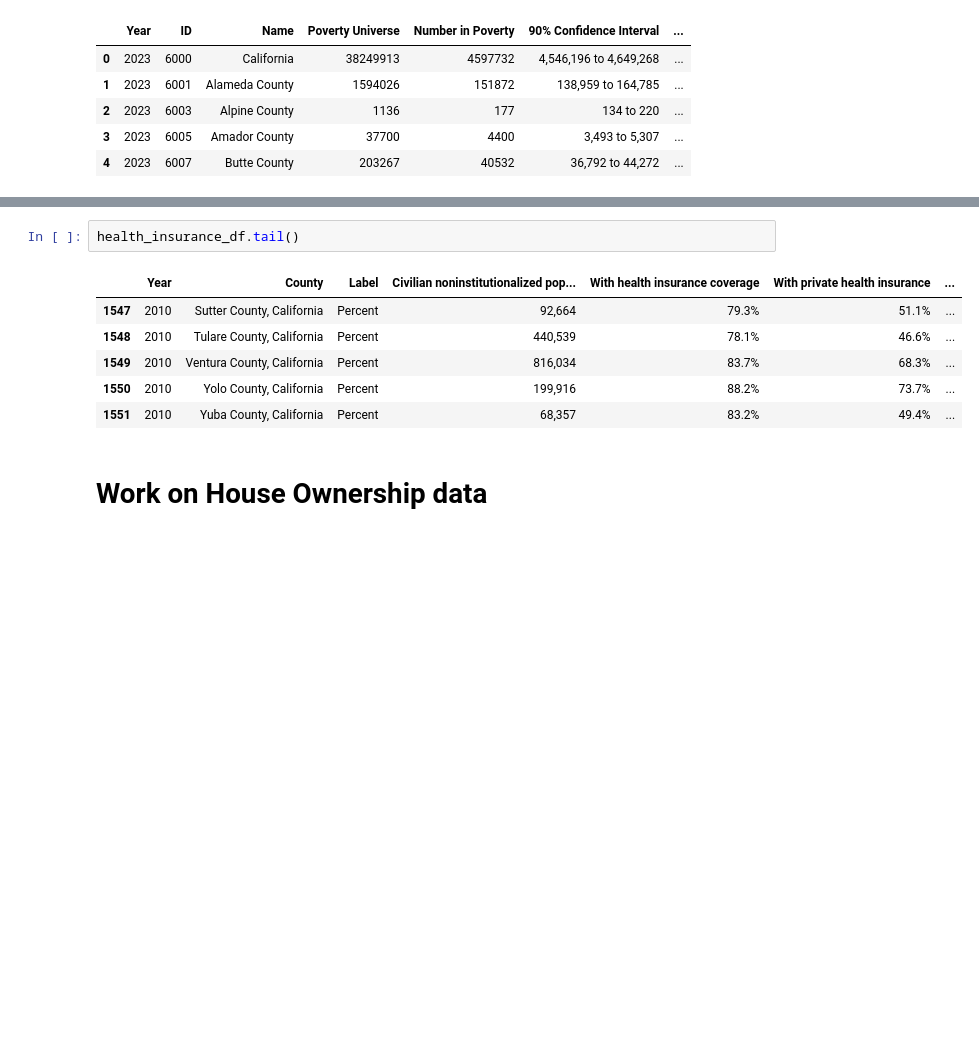
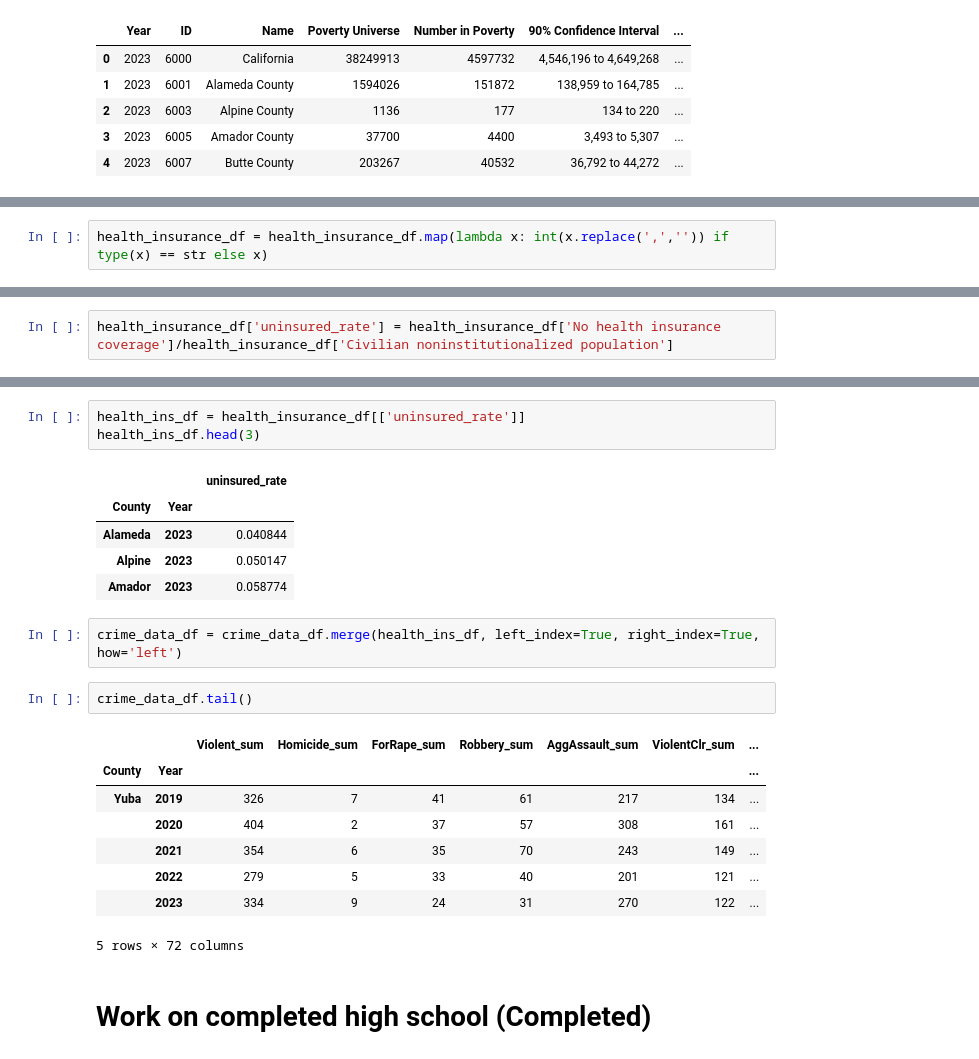
Before and after one commit to git-loa/CrimePatternsProject, a Jupyter notebook: data-exploration/data_engineering.ipynb, the cells around one changed output, grey strips where cells are left out. Drawn from its saved outputs; the diff is of its cells as text; blank space fills up the shorter version.

Commit message:
Finished the proposed features. Saved the dataframe to tentative_final.xlsx. Begin data analysis.

```diff
--- a/data-exploration/data_engineering.ipynb
+++ b/data-exploration/data_engineering.ipynb
@@ -404,0 +947,2 @@ combine_his.head(3)
+# %%
+health_insurance_df = health_insurance_df.map(lambda x: int(x.replace(',','')) if type(x) == str else x)
@@ -405,3 +959,5 @@ combine_his.head(3)
+# %%
+health_insurance_df['uninsured_rate'] = health_insurance_df['No health insurance coverage']/health_insurance_df['Civilian noninstitutionalized population']
 # %%
 health_insurance_df.head()
 # %% [output]
@@ -414,12 +971,25 @@ health_insurance_df.head()
+# %%
+health_ins_df = health_insurance_df[['uninsured_rate']]
+health_ins_df.head(3)
+# %% [output]
+|  |  | uninsured_rate |
+| County | Year |  |
+| Alameda | 2023 | 0.040844 |
+| Alpine | 2023 | 0.050147 |
+| Amador | 2023 | 0.058774 |
+# %%
+crime_data_df = crime_data_df.merge(health_ins_df, left_index=True, right_index=True, how='left')
 # %%
-health_insurance_df.tail()
+crime_data_df.tail()
 # %% [output]
-|  | Year | County | Label | Civilian noninstitutionalized pop... | With health insurance coverage | With private health insurance | ... |
-| 1547 | 2010 | Sutter County, California | Percent | 92,664 | 79.3% | 51.1% | ... |
-| 1548 | 2010 | Tulare County, California | Percent | 440,539 | 78.1% | 46.6% | ... |
-| 1549 | 2010 | Ventura County, California | Percent | 816,034 | 83.7% | 68.3% | ... |
-| 1550 | 2010 | Yolo County, California | Percent | 199,916 | 88.2% | 73.7% | ... |
-| 1551 | 2010 | Yuba County, California | Percent | 68,357 | 83.2% | 49.4% | ... |
+|  |  | Violent_sum | Homicide_sum | ForRape_sum | Robbery_sum | AggAssault_sum | ViolentClr_sum | ... |
+| County | Year |  |  |  |  |  |  | ... |
+| Yuba | 2019 | 326 | 7 | 41 | 61 | 217 | 134 | ... |
+|  | 2020 | 404 | 2 | 37 | 57 | 308 | 161 | ... |
+|  | 2021 | 354 | 6 | 35 | 70 | 243 | 149 | ... |
+|  | 2022 | 279 | 5 | 33 | 40 | 201 | 121 | ... |
+|  | 2023 | 334 | 9 | 24 | 31 | 270 | 122 | ... |
+5 rows × 72 columns
 # %% [markdown]
-# Work on House Ownership data
+# Work on completed high school (Completed)
 # %%
```
Also changed, not shown: parts of 143 cells of this notebook, 19 other files.
